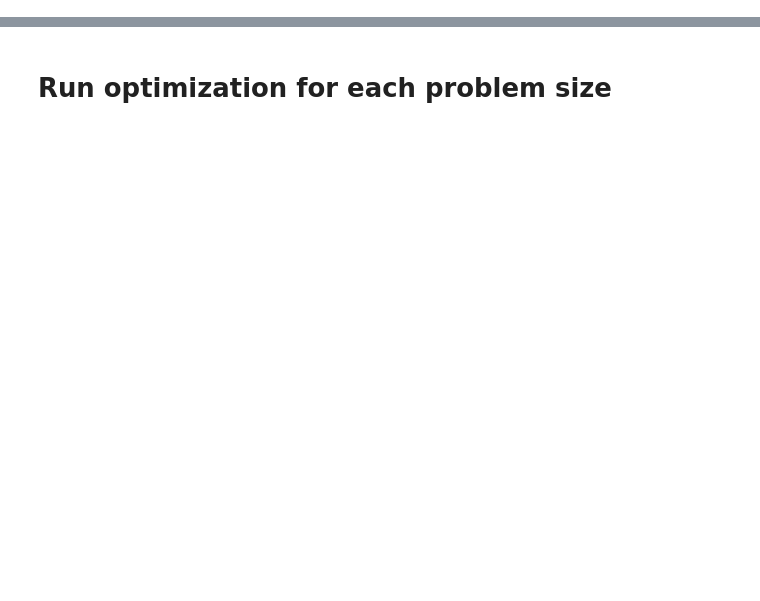
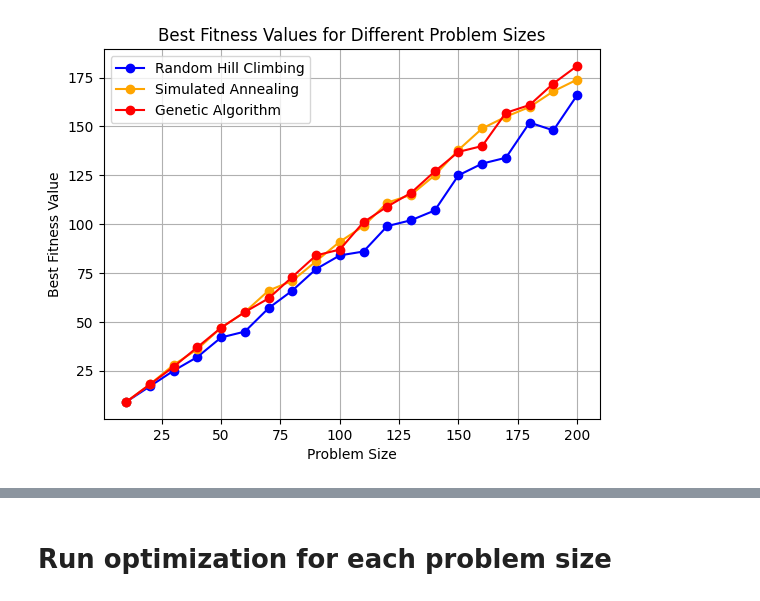
Before and after one commit to ankitrahejagatech/7641HW2, a Jupyter notebook: flipflopHW2.ipynb, the cells around one changed output, grey strips where cells are left out. Saved outputs shown, nothing was run; the diff lists cells and outputs as text; code cells hidden in the pictures; blank space fills up the shorter version.

```diff
--- a/flipflopHW2.ipynb
+++ b/flipflopHW2.ipynb
@@ -10,6 +1,12 @@ import warnings
 # %%
-
-
+#Fine
+import mlrose_hiive as mlrose
+import numpy as np
+import matplotlib.pyplot as plt
+import time
+from random import randint
+import pandas as pd
+import warnings
 seeds = [42, 43, 44, 45, 46]
 #Fine
 # Adapted from ChatGPT
@@ -41,31 +38,108 @@ def run_optimizations(problem_length, state):
     start_time = time.time()
     sa_best_state, sa_best_fitness, sa_fitness_curve = mlrose.simulated_annealing(problem,
                                                                                   schedule=mlrose.ExpDecay(),
                                                                                   max_attempts=100,
                                                                                   max_iters=1000,
                                                                                   init_state=init_state_var,
                                                                                   curve=True,
                                                                                   random_state=state)
     sa_time = time.time() - start_time
 
     # Genetic Algorithm
     start_time = time.time()
     ga_best_state, ga_best_fitness, ga_fitness_curve = mlrose.genetic_alg(problem,
                                                                           pop_size=200,
                                                                           mutation_prob=0.1,
                                                                           max_attempts=100,
                                                                           max_iters=1000,
                                                                           curve=True,
                                                                           random_state=state)
     ga_time = time.time() - start_time
 
     return rhc_best_state,sa_best_state,ga_best_state,rhc_best_fitness, sa_best_fitness, ga_best_fitness,rhc_fitness_curve, sa_fitness_curve, ga_fitness_curve , rhc_time, sa_time, ga_time
 
 # Define different problem sizes
-problem_sizes = [10, 20, 30, 40, 50, 60, 70, 80, 90, 100]
+# problem_sizes = [10, 20, 30, 40, 50, 60, 70, 80, 90, 100]
+problem_sizes = [10, 20, 30, 40, 50, 60, 70, 80, 90, 100,110,120,130,140,150,160,170,180,190,200]
 rhc_best_fitness_values = []
 sa_best_fitness_values = []
 ga_best_fitness_values = []
 rhc_times = []
 sa_times = []
 ga_times = []
+
+
+#fine
+# Run optimization for each problem size and sizes
+
+for size in problem_sizes:
+    _,_,_,rhc_best_fitness, sa_best_fitness, ga_best_fitness,_,_,_,rhc_time, sa_time, ga_time = run_optimizations(size, state)
+    rhc_best_fitness_values.append(rhc_best_fitness)
+    sa_best_fitness_values.append(sa_best_fitness)
+    ga_best_fitness_values.append(ga_best_fitness)
+    rhc_times.append(rhc_time)
+    sa_times.append(sa_time)
+    ga_times.append(ga_time)
+
+
+# Plotting the best fitness values for different problem sizes
+plt.figure()
+
+plt.plot(problem_sizes, rhc_best_fitness_values, label='Random Hill Climbing', marker='o', color='blue')
+plt.plot(problem_sizes, sa_best_fitness_values, label='Simulated Annealing', marker='o', color='orange')
+plt.plot(problem_sizes, ga_best_fitness_values, label='Genetic Algorithm', marker='o', color='red')
+
+# Adding title and labels
+plt.title('Best Fitness Values for Different Problem Sizes')
+plt.xlabel('Problem Size')
+plt.ylabel('Best Fitness Value')
+# Adding legend
+plt.legend()
+# Adding grid
+plt.grid()
+# Show the plot
+plt.show()
+
+# Plotting the time taken for different problem sizes
+plt.figure()
+
+plt.plot(problem_sizes, rhc_times, label='Random Hill Climbing', marker='o', color='blue')
+plt.plot(problem_sizes, sa_times, label='Simulated Annealing', marker='o', color='orange')
+plt.plot(problem_sizes, ga_times, label='Genetic Algorithm', marker='o', color='red')
+
+# Adding title and labels
+plt.title('Time Taken for Different Problem Sizes')
+plt.xlabel('Problem Size')
+plt.ylabel('Time (seconds)')
+# Adding legend
+plt.legend()
+# Adding grid
+plt.grid()
+# Show the plot
+plt.show()
+
+problem_length = 100
+state = 123
+_,_,_,_,_,_,rhc_fitness_curve, sa_fitness_curve, ga_fitness_curve,_,_,_ = run_optimizations(problem_length, state)
+# Plotting the fitness curves for each algorithm
+plt.figure()
+
+plt.plot(rhc_fitness_curve[:,0], label='Random Hill Climbing', color='blue')
+plt.plot(sa_fitness_curve[:,0], label='Simulated Annealing', color='orange')
+plt.plot(ga_fitness_curve[:,0], label='Genetic Algorithm', color='red')
+
+# Adding title and labels
+plt.title('Fitness Curves for Different Algorithms')
+plt.xlabel('Iterations')
+plt.ylabel('Best Fitness Value')
+
+# Adding legend
+plt.legend()
+
+# Adding grid
+plt.grid()
+
+# Show the plot
+plt.show()
+# %% [output]
+[figure, added]
```
Also changed, not shown: parts of 4 cells of this notebook, 1 other file.
